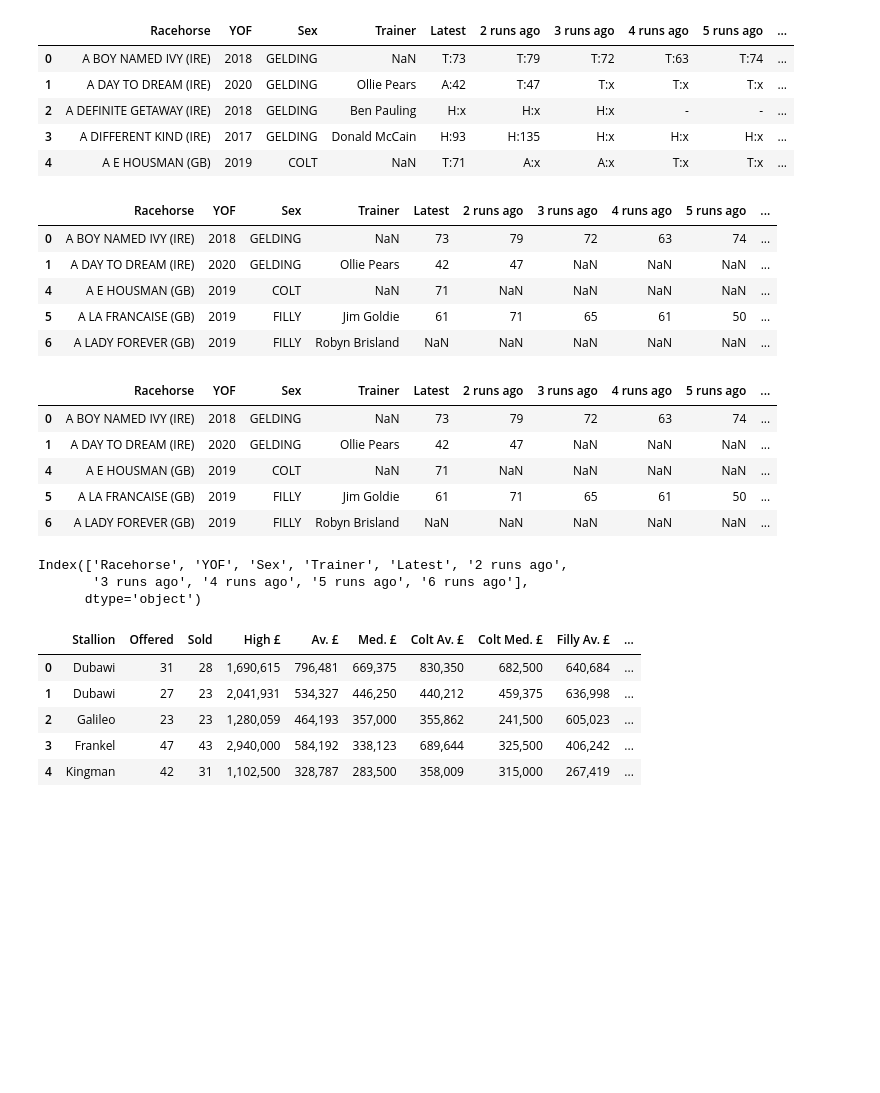
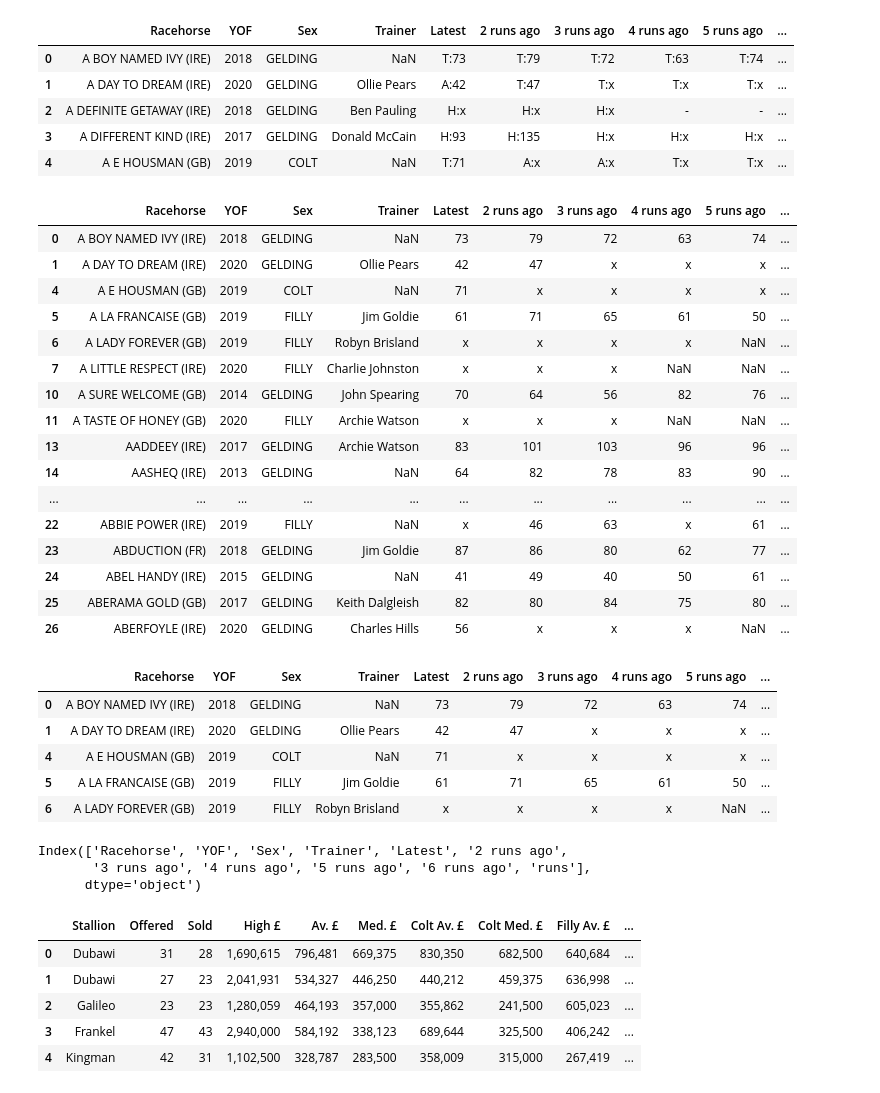
Before and after one commit to samkirwanppb/UCDPA_SamKirwan, a Jupyter notebook: project.ipynb, the cells around one changed output. Drawn from its saved outputs; the diff is of its cells as text; code cells hidden in the pictures; blank space fills up the shorter version.

```diff
--- a/project.ipynb
+++ b/project.ipynb
@@ -142,36 +142,48 @@ performance_figures.head()
 # %%
 def clean_peformance_figures(data, column):
   data = data[~data[column].str.contains("H")]
   data = data[~data[column].str.contains("S")]
   data = data[~data[column].str.contains("N")]
   data[column] = data[column].str.replace(":","").str.replace("T", "").str.replace("A","")
   return data
 
 for i in performance_figures.columns[-6:]:
   performance_figures = clean_peformance_figures(performance_figures, i)
 
-performance_figures = performance_figures.replace(["x", "-"], np.nan)
-performance_figures.head()
+performance_figures = performance_figures.replace("-", np.nan)
+performance_figures['runs'] = 6 - performance_figures.iloc[:,-6:].isna().sum(axis = 1)
+performance_figures.head(20)
 # %% [output]
 |  | Racehorse | YOF | Sex | Trainer | Latest | 2 runs ago | 3 runs ago | 4 runs ago | 5 runs ago | ... |
 | 0 | A BOY NAMED IVY (IRE) | 2018 | GELDING | NaN | 73 | 79 | 72 | 63 | 74 | ... |
-| 1 | A DAY TO DREAM (IRE) | 2020 | GELDING | Ollie Pears | 42 | 47 | NaN | NaN | NaN | ... |
-| 4 | A E HOUSMAN (GB) | 2019 | COLT | NaN | 71 | NaN | NaN | NaN | NaN | ... |
+| 1 | A DAY TO DREAM (IRE) | 2020 | GELDING | Ollie Pears | 42 | 47 | x | x | x | ... |
+| 4 | A E HOUSMAN (GB) | 2019 | COLT | NaN | 71 | x | x | x | x | ... |
 | 5 | A LA FRANCAISE (GB) | 2019 | FILLY | Jim Goldie | 61 | 71 | 65 | 61 | 50 | ... |
-| 6 | A LADY FOREVER (GB) | 2019 | FILLY | Robyn Brisland | NaN | NaN | NaN | NaN | NaN | ... |
+| 6 | A LADY FOREVER (GB) | 2019 | FILLY | Robyn Brisland | x | x | x | x | NaN | ... |
+| 7 | A LITTLE RESPECT (IRE) | 2020 | FILLY | Charlie Johnston | x | x | x | NaN | NaN | ... |
+| 10 | A SURE WELCOME (GB) | 2014 | GELDING | John Spearing | 70 | 64 | 56 | 82 | 76 | ... |
+| 11 | A TASTE OF HONEY (GB) | 2020 | FILLY | Archie Watson | x | x | x | NaN | NaN | ... |
+| 13 | AADDEEY (IRE) | 2017 | GELDING | Archie Watson | 83 | 101 | 103 | 96 | 96 | ... |
+| 14 | AASHEQ (IRE) | 2013 | GELDING | NaN | 64 | 82 | 78 | 83 | 90 | ... |
+| ... | ... | ... | ... | ... | ... | ... | ... | ... | ... | ... |
+| 22 | ABBIE POWER (IRE) | 2019 | FILLY | NaN | x | 46 | 63 | x | 61 | ... |
+| 23 | ABDUCTION (FR) | 2018 | GELDING | Jim Goldie | 87 | 86 | 80 | 62 | 77 | ... |
+| 24 | ABEL HANDY (IRE) | 2015 | GELDING | NaN | 41 | 49 | 40 | 50 | 61 | ... |
+| 25 | ABERAMA GOLD (GB) | 2017 | GELDING | Keith Dalgleish | 82 | 80 | 84 | 75 | 80 | ... |
+| 26 | ABERFOYLE (IRE) | 2020 | GELDING | Charles Hills | 56 | x | x | x | NaN | ... |
 # %%
 performance_figures.head()
 # %% [output]
 |  | Racehorse | YOF | Sex | Trainer | Latest | 2 runs ago | 3 runs ago | 4 runs ago | 5 runs ago | ... |
 | 0 | A BOY NAMED IVY (IRE) | 2018 | GELDING | NaN | 73 | 79 | 72 | 63 | 74 | ... |
-| 1 | A DAY TO DREAM (IRE) | 2020 | GELDING | Ollie Pears | 42 | 47 | NaN | NaN | NaN | ... |
-| 4 | A E HOUSMAN (GB) | 2019 | COLT | NaN | 71 | NaN | NaN | NaN | NaN | ... |
+| 1 | A DAY TO DREAM (IRE) | 2020 | GELDING | Ollie Pears | 42 | 47 | x | x | x | ... |
+| 4 | A E HOUSMAN (GB) | 2019 | COLT | NaN | 71 | x | x | x | x | ... |
 | 5 | A LA FRANCAISE (GB) | 2019 | FILLY | Jim Goldie | 61 | 71 | 65 | 61 | 50 | ... |
-| 6 | A LADY FOREVER (GB) | 2019 | FILLY | Robyn Brisland | NaN | NaN | NaN | NaN | NaN | ... |
+| 6 | A LADY FOREVER (GB) | 2019 | FILLY | Robyn Brisland | x | x | x | x | NaN | ... |
 # %%
 performance_figures.columns
 # %% [output]
 Index(['Racehorse', 'YOF', 'Sex', 'Trainer', 'Latest', '2 runs ago',
-       '3 runs ago', '4 runs ago', '5 runs ago', '6 runs ago'],
+       '3 runs ago', '4 runs ago', '5 runs ago', '6 runs ago', 'runs'],
       dtype='object')
 # %%
```
Also changed, not shown: parts of 11 cells of this notebook.
